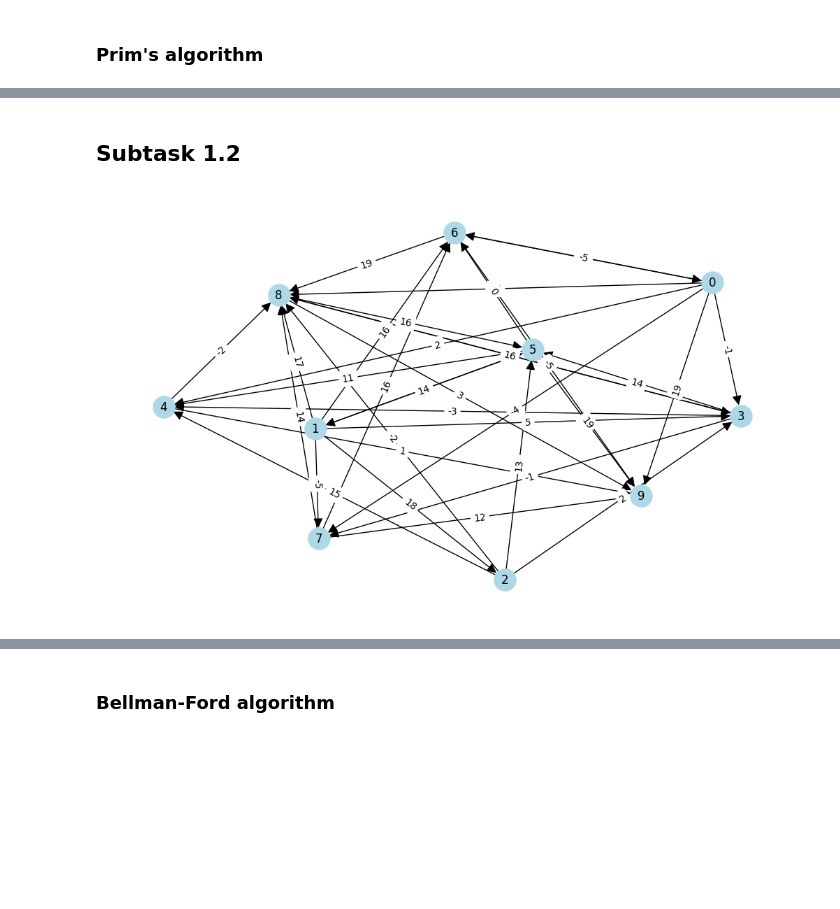
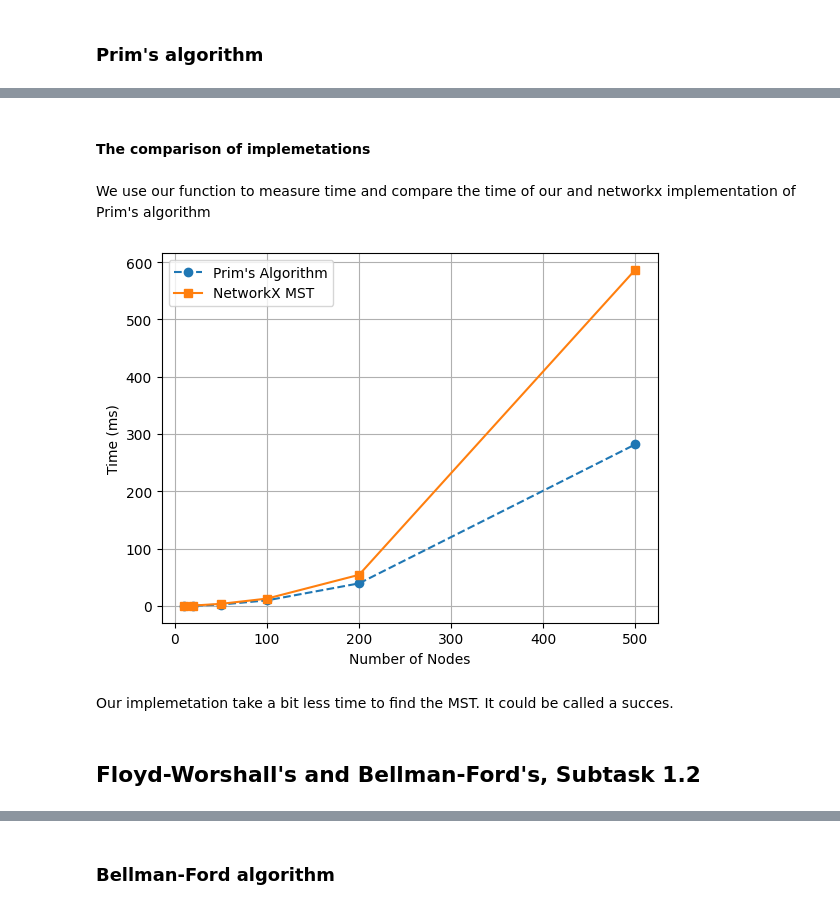
Before and after one commit to partumyt/dml_1, a Jupyter notebook: Lab1_trees.ipynb, the cells around one changed output, grey strips where cells are left out. Saved outputs shown, nothing was run; the diff lists cells and outputs as text; code cells hidden in the pictures; blank space fills up the shorter version.

```diff
--- a/Lab1_trees.ipynb
+++ b/Lab1_trees.ipynb
@@ -160,5 +209,24 @@ mstp.edges(), len(mstp.edges())
 # %%
-def prim(G):
+def prim(G:nx.Graph) -> tuple[nx.Graph, float]:
+    '''
+    def prim(G: nx.Graph):
+    """
+    Implements Prim's algorithm to find the Minimum Spanning Tree (MST) of a
+    connected, weighted, undirected graph.
+
+    Parameters:
+    -----------
+    G : networkx.Graph
+        An undirected graph where edge weights are stored under the key 'weight'.
+
+    Returns:
+    --------
+    tuple:
+        - res : networkx.Graph
+            A new graph representing the MST, containing the edges of the spanning tree.
+        - c : float
+            The total weight (cost) of the MST.
+    '''
     s_nd = list(G.nodes())[0]
     res = nx.Graph()
     visited = {s_nd}
@@ -180,6 +250,24 @@ def prim(G):
+# %% [markdown]
+#### **The comparison of implemetations**
+# %% [markdown]
+We use our function to measure time and compare the time of our and networkx implementation of Prim's algorithm
+# %%
+prim_times = []
+nx_times = []
+for i in NODES:
+    prim_times.append(measure_time(prim, i))
+    nx_times.append(measure_time(nx.minimum_spanning_tree, i))
+# %%
+plt.plot(NODES, prim_times, label="Prim's Algorithm", marker="o", linestyle="--")
+plt.plot(NODES, nx_times, label="NetworkX MST", marker="s", linestyle="-")
+plt.xlabel("Number of Nodes")
+plt.ylabel("Time (ms)")
+plt.legend()
+plt.grid()
+plt.show()
+# %% [output]
+[figure, added]
+# %% [markdown]
+Our implemetation take a bit less time to find the MST. It could be called a succes.
 # %% [markdown]
-## Subtask 1.2
+## Floyd-Worshall's and Bellman-Ford's, Subtask 1.2
-# %%
-G = gnp_random_connected_graph(10, 0.5, True, True)
-# %% [output]
-[figure, removed]
```
Also changed, not shown: parts of 108 cells of this notebook.
